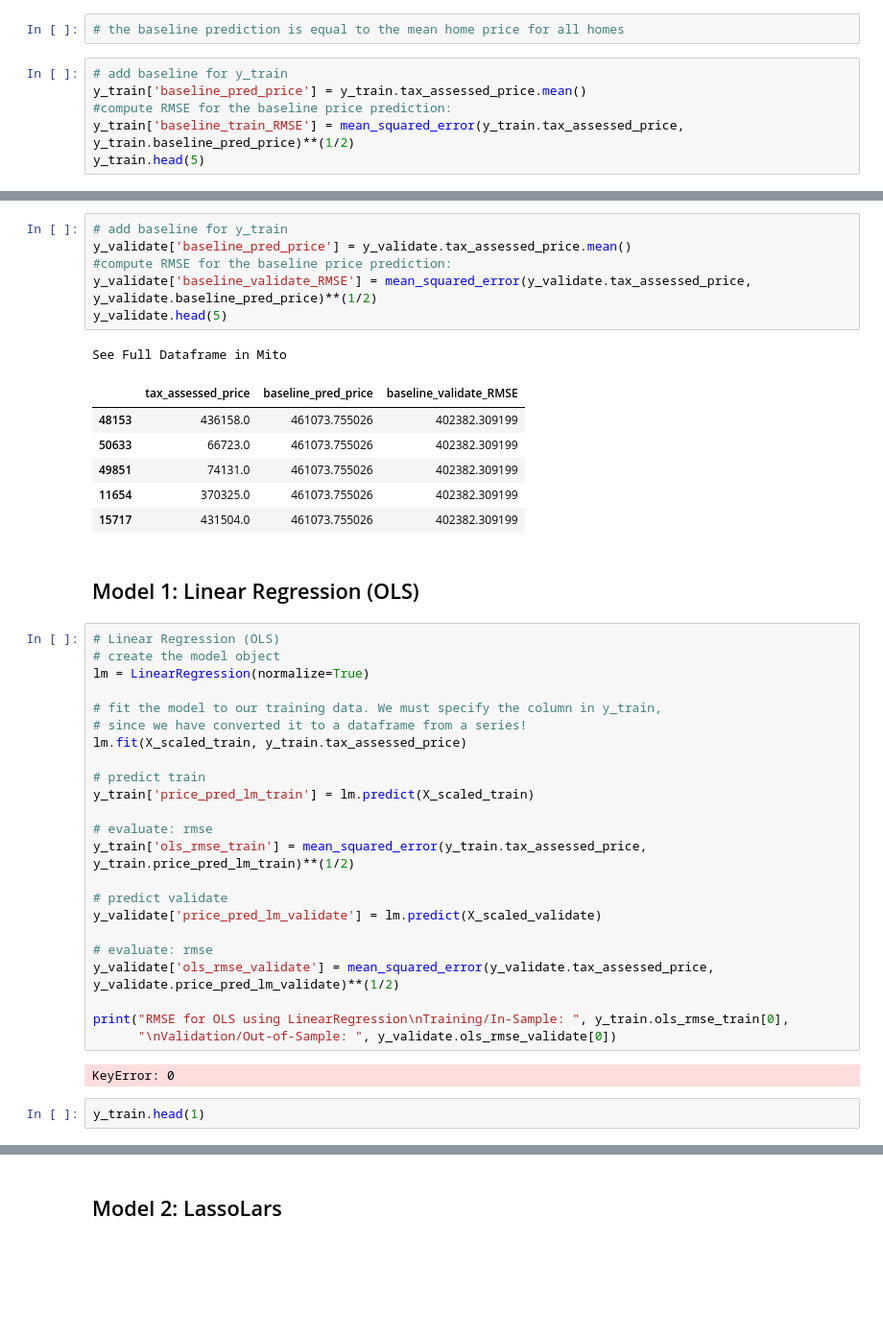
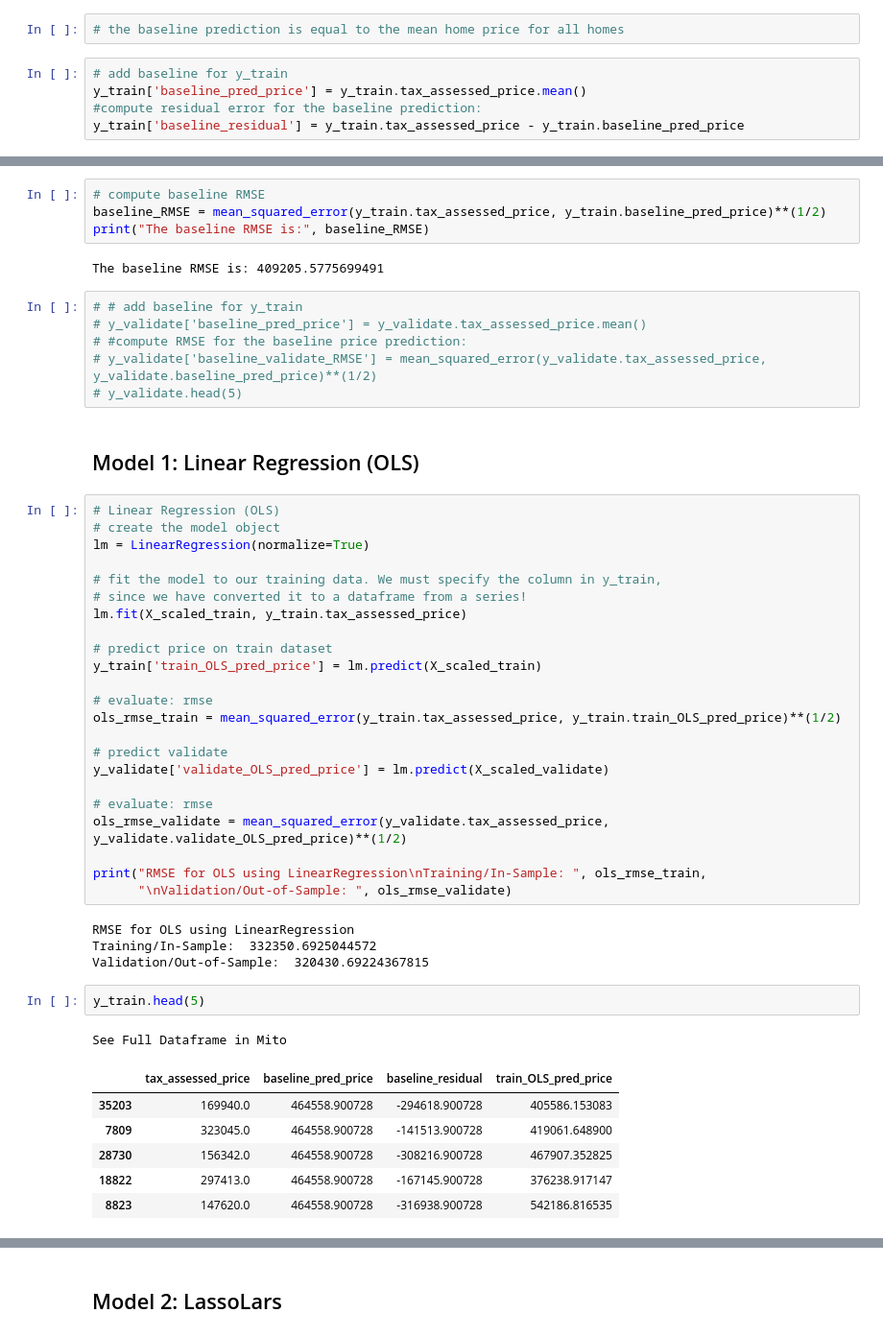
Before and after one commit to fred-lindsey/projects, a Jupyter notebook: zillow_home_price_predictor/scratch_notebook_and_MVP.ipynb, the cells around one changed output, grey strips where cells are left out. Shown at 96% size. Cells and saved outputs as stored; diff of their text form; blank space fills up the shorter version.

```diff
--- a/zillow_home_price_predictor/scratch_notebook_and_MVP.ipynb
+++ b/zillow_home_price_predictor/scratch_notebook_and_MVP.ipynb
@@ -901,6 +901,5 @@ See Full Dataframe in Mito
 # %%
 # add baseline for y_train
 y_train['baseline_pred_price'] = y_train.tax_assessed_price.mean()
-#compute RMSE for the baseline price prediction:
-y_train['baseline_train_RMSE'] = mean_squared_error(y_train.tax_assessed_price, y_train.baseline_pred_price)**(1/2)
-y_train.head(5)
+#compute residual error for the baseline prediction:
+y_train['baseline_residual'] = y_train.tax_assessed_price - y_train.baseline_pred_price
@@ -915,17 +906,15 @@ See Full Dataframe in Mito
+# %%
+# compute baseline RMSE
+baseline_RMSE = mean_squared_error(y_train.tax_assessed_price, y_train.baseline_pred_price)**(1/2)
+print("The baseline RMSE is:", baseline_RMSE)
+# %% [output]
+The baseline RMSE is: 409205.5775699491
 # %%
-# add baseline for y_train
-y_validate['baseline_pred_price'] = y_validate.tax_assessed_price.mean()
-#compute RMSE for the baseline price prediction:
-y_validate['baseline_validate_RMSE'] = mean_squared_error(y_validate.tax_assessed_price, y_validate.baseline_pred_price)**(1/2)
-y_validate.head(5)
+# # add baseline for y_train
+# y_validate['baseline_pred_price'] = y_validate.tax_assessed_price.mean()
+# #compute RMSE for the baseline price prediction:
+# y_validate['baseline_validate_RMSE'] = mean_squared_error(y_validate.tax_assessed_price, y_validate.baseline_pred_price)**(1/2)
+# y_validate.head(5)
-# %% [output]
-See Full Dataframe in Mito
-|  | tax_assessed_price | baseline_pred_price | baseline_validate_RMSE |
-| 48153 | 436158.0 | 461073.755026 | 402382.309199 |
-| 50633 | 66723.0 | 461073.755026 | 402382.309199 |
-| 49851 | 74131.0 | 461073.755026 | 402382.309199 |
-| 11654 | 370325.0 | 461073.755026 | 402382.309199 |
-| 15717 | 431504.0 | 461073.755026 | 402382.309199 |
 # %% [markdown]
 ## Model 1: Linear Regression (OLS)
 # %%
@@ -937,23 +926,33 @@ lm = LinearRegression(normalize=True)
 # since we have converted it to a dataframe from a series!
 lm.fit(X_scaled_train, y_train.tax_assessed_price)
 
-# predict train
-y_train['price_pred_lm_train'] = lm.predict(X_scaled_train)
+# predict price on train dataset
+y_train['train_OLS_pred_price'] = lm.predict(X_scaled_train)
 
 # evaluate: rmse
-y_train['ols_rmse_train'] = mean_squared_error(y_train.tax_assessed_price, y_train.price_pred_lm_train)**(1/2)
+ols_rmse_train = mean_squared_error(y_train.tax_assessed_price, y_train.train_OLS_pred_price)**(1/2)
 
 # predict validate
-y_validate['price_pred_lm_validate'] = lm.predict(X_scaled_validate)
+y_validate['validate_OLS_pred_price'] = lm.predict(X_scaled_validate)
 
 # evaluate: rmse
-y_validate['ols_rmse_validate'] = mean_squared_error(y_validate.tax_assessed_price, y_validate.price_pred_lm_validate)**(1/2)
+ols_rmse_validate = mean_squared_error(y_validate.tax_assessed_price, y_validate.validate_OLS_pred_price)**(1/2)
 
-print("RMSE for OLS using LinearRegression\nTraining/In-Sample: ", y_train.ols_rmse_train[0],
-      "\nValidation/Out-of-Sample: ", y_validate.ols_rmse_validate[0])
+print("RMSE for OLS using LinearRegression\nTraining/In-Sample: ", ols_rmse_train,
+      "\nValidation/Out-of-Sample: ", ols_rmse_validate)
 # %% [output]
-KeyError: 0
+RMSE for OLS using LinearRegression
+Training/In-Sample:  332350.6925044572
+Validation/Out-of-Sample:  320430.69224367815
 # %%
-y_train.head(1)
+y_train.head(5)
+# %% [output]
+See Full Dataframe in Mito
+|  | tax_assessed_price | baseline_pred_price | baseline_residual | train_OLS_pred_price |
+| 35203 | 169940.0 | 464558.900728 | -294618.900728 | 405586.153083 |
+| 7809 | 323045.0 | 464558.900728 | -141513.900728 | 419061.648900 |
+| 28730 | 156342.0 | 464558.900728 | -308216.900728 | 467907.352825 |
+| 18822 | 297413.0 | 464558.900728 | -167145.900728 | 376238.917147 |
+| 8823 | 147620.0 | 464558.900728 | -316938.900728 | 542186.816535 |
 # %%
 y_validate.head(1)
```
Also changed, not shown: parts of 20 cells of this notebook.
